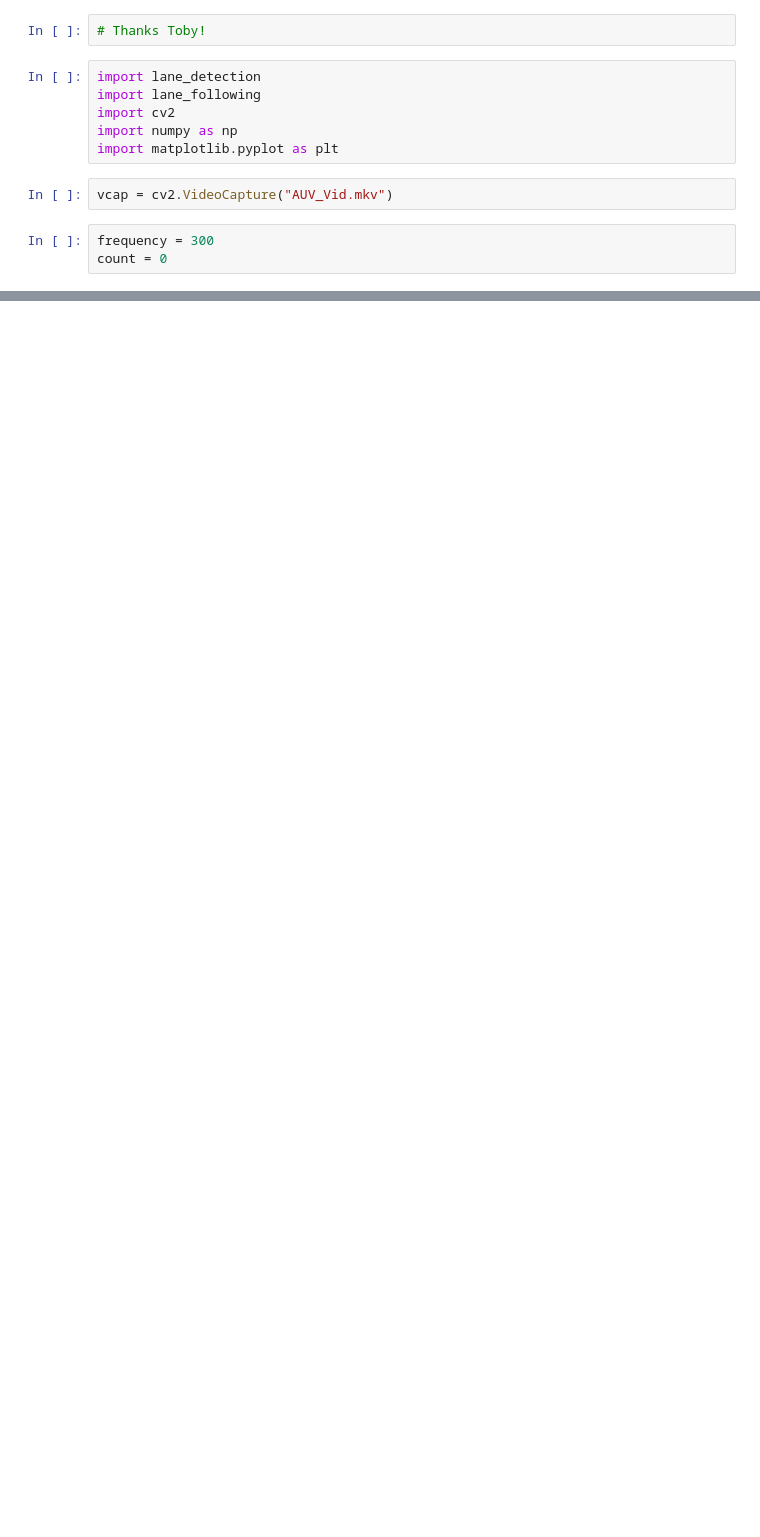
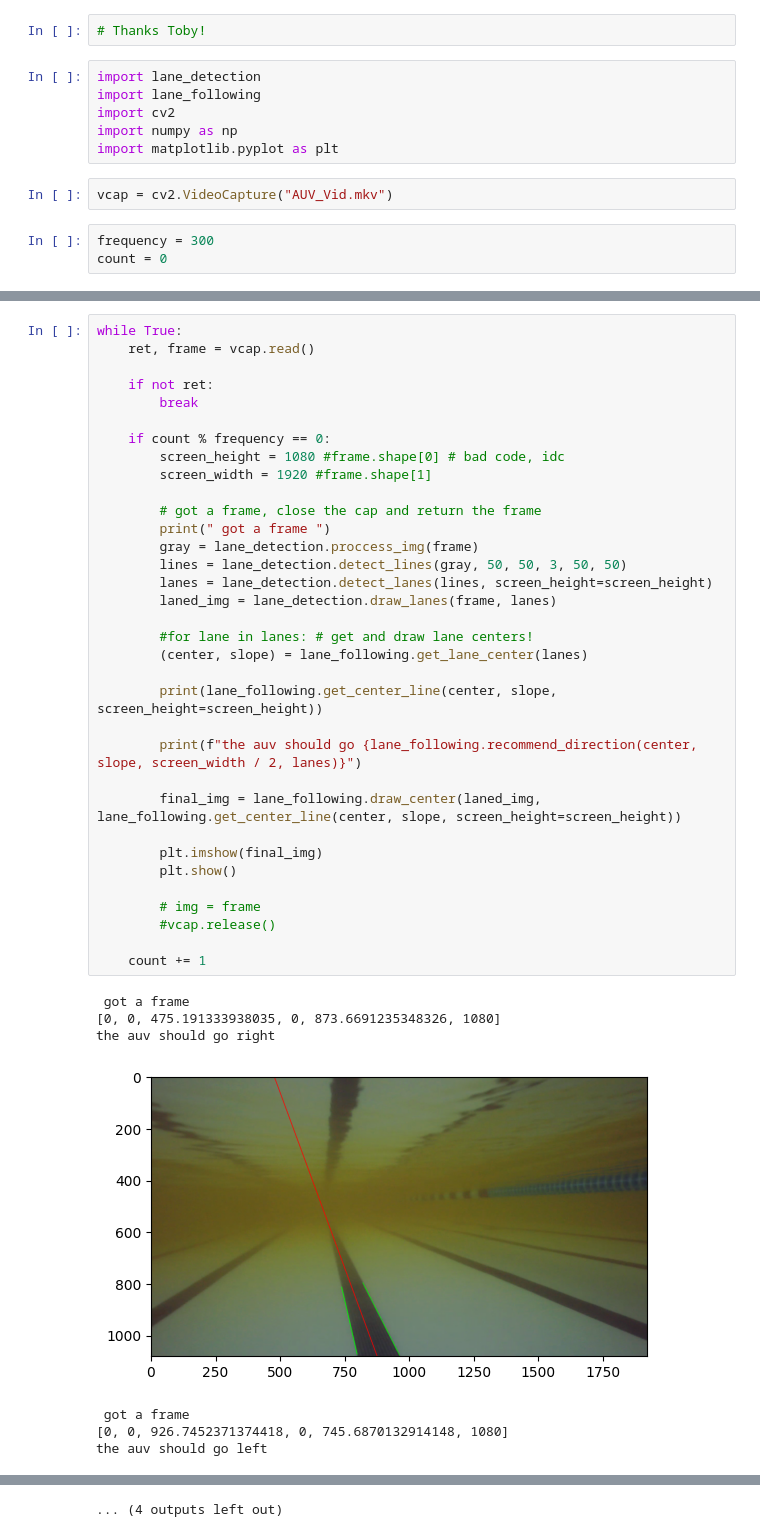
Before and after one commit to ardremov/cv-intro, a Jupyter notebook: vision.ipynb, the cells around one changed output, grey strips where cells are left out. Cells and saved outputs as stored; diff of their text form; blank space fills up the shorter version.

```diff
--- a/vision.ipynb
+++ b/vision.ipynb
@@ -63,0 +14,42 @@ while True:
+# %%
+while True:
+    ret, frame = vcap.read()
+
+    if not ret:
+        break
+
+    if count % frequency == 0:
+        screen_height = 1080 #frame.shape[0] # bad code, idc
+        screen_width = 1920 #frame.shape[1]
+
+        # got a frame, close the cap and return the frame
+        print(" got a frame ")
+        gray = lane_detection.proccess_img(frame)
+        lines = lane_detection.detect_lines(gray, 50, 50, 3, 50, 50)
+        lanes = lane_detection.detect_lanes(lines, screen_height=screen_height)
+        laned_img = lane_detection.draw_lanes(frame, lanes)
+
+        #for lane in lanes: # get and draw lane centers!
+        (center, slope) = lane_following.get_lane_center(lanes)
+
+        print(lane_following.get_center_line(center, slope, screen_height=screen_height))
+
+        print(f"the auv should go {lane_following.recommend_direction(center, slope, screen_width / 2, lanes)}")
+
+        final_img = lane_following.draw_center(laned_img, lane_following.get_center_line(center, slope, screen_height=screen_height))
+
+        plt.imshow(final_img)
+        plt.show()
+
+        # img = frame
+        #vcap.release()
+
+    count += 1
+# %% [output]
+ got a frame
+[0, 0, 475.191333938035, 0, 873.6691235348326, 1080]
+the auv should go right
+[figure, added]
+ got a frame
+[0, 0, 926.7452371374418, 0, 745.6870132914148, 1080]
+the auv should go left
@@ -63,0 +73 @@ while True:
+... (4 outputs left out)
```
Also changed, not shown: parts of 2 cells of this notebook, 1 other file.
